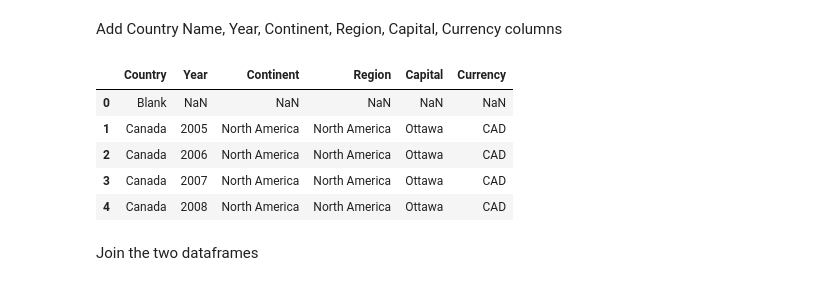
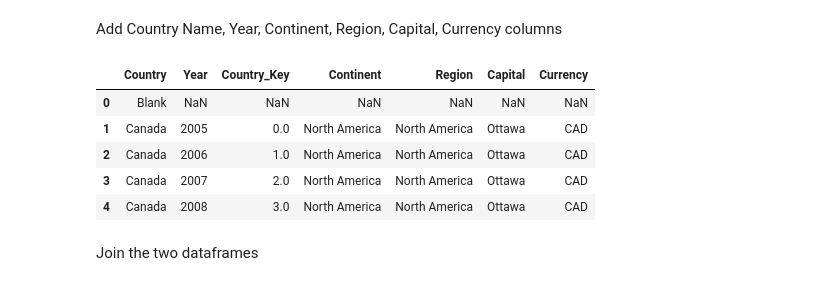
Before and after one commit to ajay-mundi/HealthDataMart, a Jupyter notebook: Data Staging/Country.ipynb, the cells around one changed output. Cells and saved outputs as stored; diff of their text form; code cells hidden in the pictures.

```diff
--- a/Data Staging/Country.ipynb
+++ b/Data Staging/Country.ipynb
@@ -89,40 +89,40 @@ continents = ["North America", "North America", "North America", "Africa", "Afri
 # currencies from https://www.countries-ofthe-world.com/world-currencies.html
 currencies = ["CAD", "USD", "MXN", "BIF", "XAF", "XOF", "BOB", "PHP", "IDR"]
 
 # capital cities from https://www.countries-ofthe-world.com/capitals-of-the-world.html
 capitals = ["Ottawa", "Washington, D.C.", "Mexico City", "Gitega", "N'Djamena", "Niamey", "Sucre, La Paz", "Manila", "Jakarta"]
 
 country_gen_df = pd.DataFrame(columns=["Country","Year"])
 
 pop_data = {}
 pop_data["Country"] = "Blank"
 
 country_gen_df = country_gen_df.append(pd.DataFrame([pop_data]), ignore_index=True)
 
 
 for i in range(144):
     if count>20:
         count = 5
         iterator = iterator + 1
-
+    pop_data["Country_Key"] = i
     pop_data["Year"] = 2000+count
     pop_data["Continent"] = continents[iterator]
     pop_data["Region"] = regions[iterator]
     pop_data["Country"] = countries[iterator]
     pop_data["Capital"] = capitals[iterator]
     pop_data["Currency"] = currencies[iterator]
 
     count = count + 1
     country_gen_df = country_gen_df.append(pd.DataFrame([pop_data]), ignore_index=True)
 
 display(country_gen_df.head(5))
 # %% [output]
-|  | Country | Year | Continent | Region | Capital | Currency |
-| 0 | Blank | NaN | NaN | NaN | NaN | NaN |
-| 1 | Canada | 2005 | North America | North America | Ottawa | CAD |
-| 2 | Canada | 2006 | North America | North America | Ottawa | CAD |
-| 3 | Canada | 2007 | North America | North America | Ottawa | CAD |
-| 4 | Canada | 2008 | North America | North America | Ottawa | CAD |
+|  | Country | Year | Country_Key | Continent | Region | Capital | Currency |
+| 0 | Blank | NaN | NaN | NaN | NaN | NaN | NaN |
+| 1 | Canada | 2005 | 0.0 | North America | North America | Ottawa | CAD |
+| 2 | Canada | 2006 | 1.0 | North America | North America | Ottawa | CAD |
+| 3 | Canada | 2007 | 2.0 | North America | North America | Ottawa | CAD |
+| 4 | Canada | 2008 | 3.0 | North America | North America | Ottawa | CAD |
 # %% [markdown]
 Join the two dataframes
 # %%
```
Also changed, not shown: parts of 2 cells of this notebook, 7 other files.
